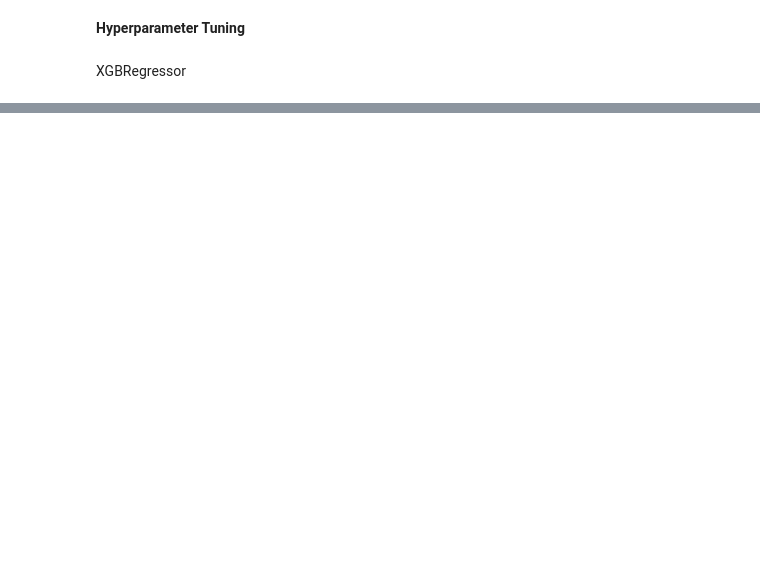
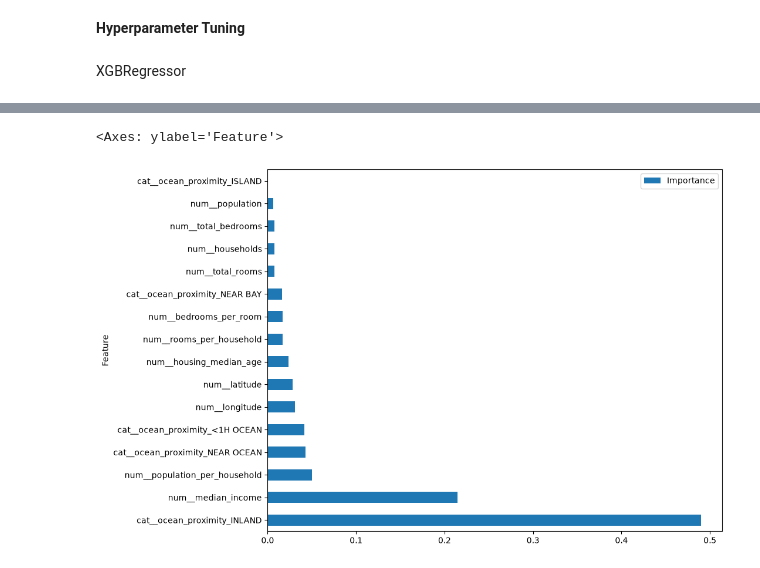
Before and after one commit to johannesmakgetha/California-Housing-Price, a Jupyter notebook: california_housing_prices.ipynb, the cells around one changed output, grey strips where cells are left out. Drawn from its saved outputs; the diff is of its cells as text; code cells hidden in the pictures; blank space fills up the shorter version.

```diff
--- a/california_housing_prices.ipynb
+++ b/california_housing_prices.ipynb
@@ -530,0 +472,25 @@ print("Hello world")
+# %%
+preprocessor = best_model.named_steps["preprocessor"]
+model = best_model.named_steps["model"]
+
+feature_names = preprocessor.get_feature_names_out()
+
+importance = pd.DataFrame({
+    "Feature": feature_names,
+    "Importance": model.feature_importances_
+})
+
+importance = importance.sort_values(
+    by="Importance",
+    ascending=False
+)
+# %%
+
+importance.plot.barh(
+    x="Feature",
+    y="Importance",
+    figsize=(10,8)
+)
+# %% [output]
+<Axes: ylabel='Feature'>
+[figure, added]
```
Also changed, not shown: parts of 62 cells of this notebook.
